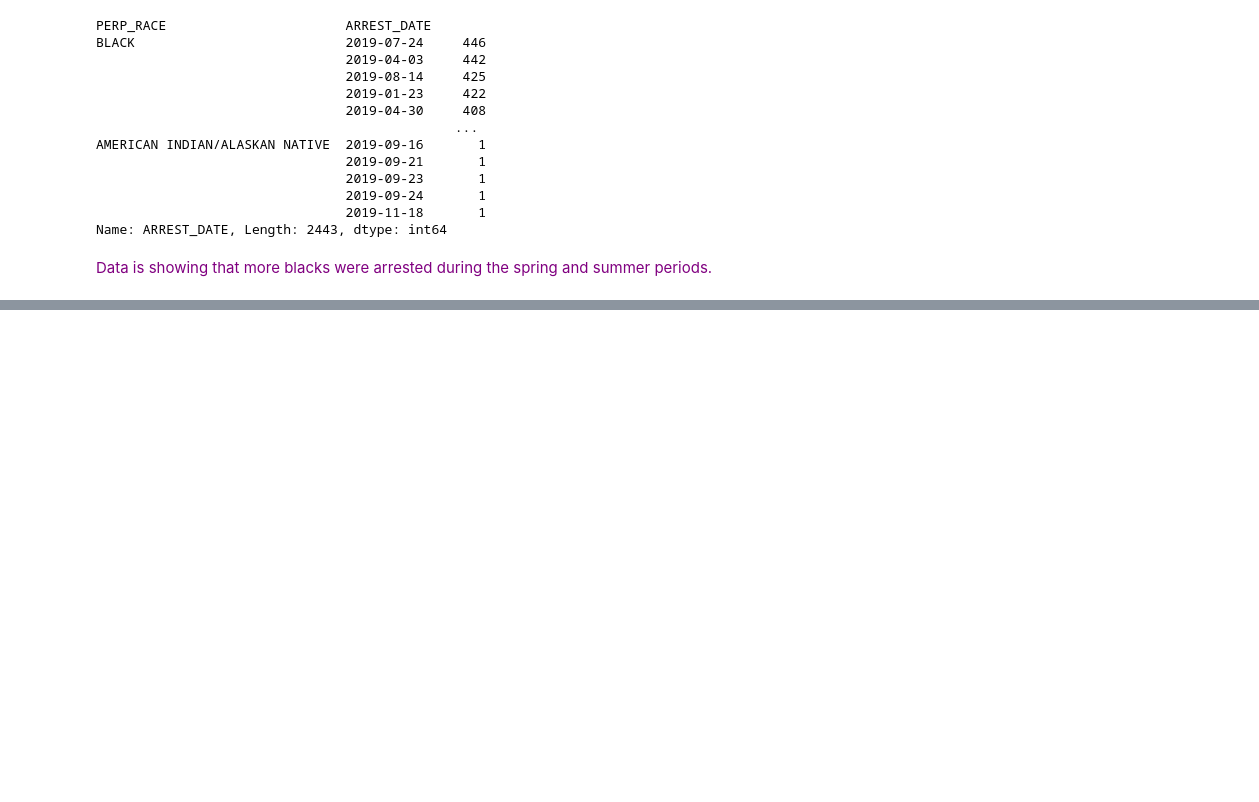
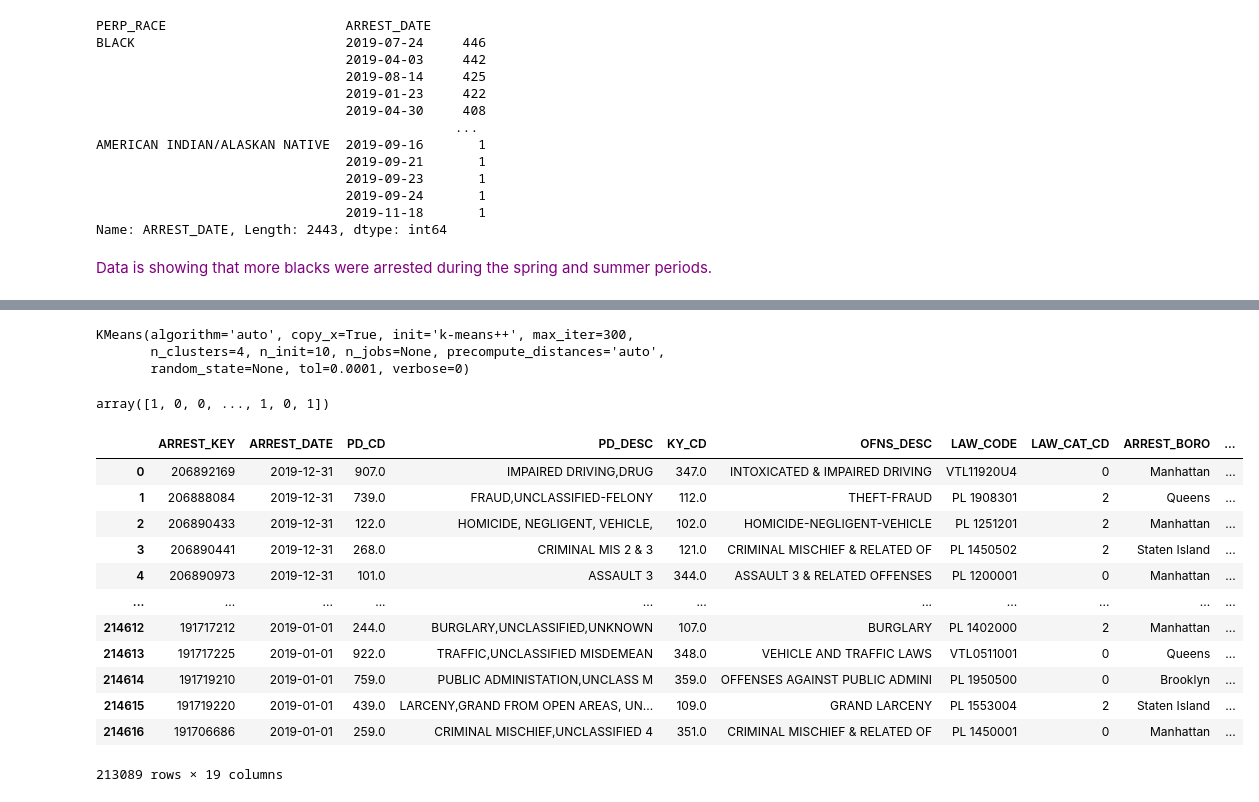
Before and after one commit to city-college-machine-learning/NYPD_Arrest_Analysis, a Jupyter notebook: NYPD_Arrest_Analysis.ipynb, the cells around one changed output, grey strips where cells are left out. Cells and saved outputs as stored; diff of their text form; code cells hidden in the pictures; blank space fills up the shorter version.

```diff
--- a/NYPD_Arrest_Analysis.ipynb
+++ b/NYPD_Arrest_Analysis.ipynb
@@ -527,0 +536,6 @@ Name: ARREST_DATE, Length: 2443, dtype: int64
+# %%
+data_mapped= nypd.copy()
+data_mapped['LAW_CAT_CD']=data_mapped['LAW_CAT_CD'].map({'Misdemeanor':0, 'Violation':1, 'Felony':2, 'I':3})
+# %%
+x= data_mapped.iloc[:,7].values.reshape(-1,1)
+x
@@ -527,0 +550,33 @@ Name: ARREST_DATE, Length: 2443, dtype: int64
+# %%
+km = KMeans(4)
+km.fit(x)
+# %% [output]
+KMeans(algorithm='auto', copy_x=True, init='k-means++', max_iter=300,
+       n_clusters=4, n_init=10, n_jobs=None, precompute_distances='auto',
+       random_state=None, tol=0.0001, verbose=0)
+# %%
+id_clusters = km.fit_predict(x)
+id_clusters
+# %% [output]
+array([1, 0, 0, ..., 1, 0, 1])
+# %%
+data_mapped= nypd.copy()
+data_mapped['LAW_CAT_CD']=data_mapped['LAW_CAT_CD'].map({'Misdemeanor':0, 'Violation':1, 'Felony':2, 'I':3})
+
+cluster_data=data_mapped.copy()
+cluster_data['cluster'] = id_clusters
+cluster_data
+# %% [output]
+|  | ARREST_KEY | ARREST_DATE | PD_CD | PD_DESC | KY_CD | OFNS_DESC | LAW_CODE | LAW_CAT_CD | ARREST_BORO | ... |
+| 0 | 206892169 | 2019-12-31 | 907.0 | IMPAIRED DRIVING,DRUG | 347.0 | INTOXICATED & IMPAIRED DRIVING | VTL11920U4 | 0 | Manhattan | ... |
+| 1 | 206888084 | 2019-12-31 | 739.0 | FRAUD,UNCLASSIFIED-FELONY | 112.0 | THEFT-FRAUD | PL 1908301 | 2 | Queens | ... |
+| 2 | 206890433 | 2019-12-31 | 122.0 | HOMICIDE, NEGLIGENT, VEHICLE, | 102.0 | HOMICIDE-NEGLIGENT-VEHICLE | PL 1251201 | 2 | Manhattan | ... |
+| 3 | 206890441 | 2019-12-31 | 268.0 | CRIMINAL MIS 2 & 3 | 121.0 | CRIMINAL MISCHIEF & RELATED OF | PL 1450502 | 2 | Staten Island | ... |
+| 4 | 206890973 | 2019-12-31 | 101.0 | ASSAULT 3 | 344.0 | ASSAULT 3 & RELATED OFFENSES | PL 1200001 | 0 | Manhattan | ... |
+| ... | ... | ... | ... | ... | ... | ... | ... | ... | ... | ... |
+| 214612 | 191717212 | 2019-01-01 | 244.0 | BURGLARY,UNCLASSIFIED,UNKNOWN | 107.0 | BURGLARY | PL 1402000 | 2 | Manhattan | ... |
+| 214613 | 191717225 | 2019-01-01 | 922.0 | TRAFFIC,UNCLASSIFIED MISDEMEAN | 348.0 | VEHICLE AND TRAFFIC LAWS | VTL0511001 | 0 | Queens | ... |
+| 214614 | 191719210 | 2019-01-01 | 759.0 | PUBLIC ADMINISTATION,UNCLASS M | 359.0 | OFFENSES AGAINST PUBLIC ADMINI | PL 1950500 | 0 | Brooklyn | ... |
+| 214615 | 191719220 | 2019-01-01 | 439.0 | LARCENY,GRAND FROM OPEN AREAS, UN... | 109.0 | GRAND LARCENY | PL 1553004 | 2 | Staten Island | ... |
+| 214616 | 191706686 | 2019-01-01 | 259.0 | CRIMINAL MISCHIEF,UNCLASSIFIED 4 | 351.0 | CRIMINAL MISCHIEF & RELATED OF | PL 1450001 | 0 | Manhattan | ... |
+213089 rows × 19 columns
```
Also changed, not shown: parts of 18 cells of this notebook.
